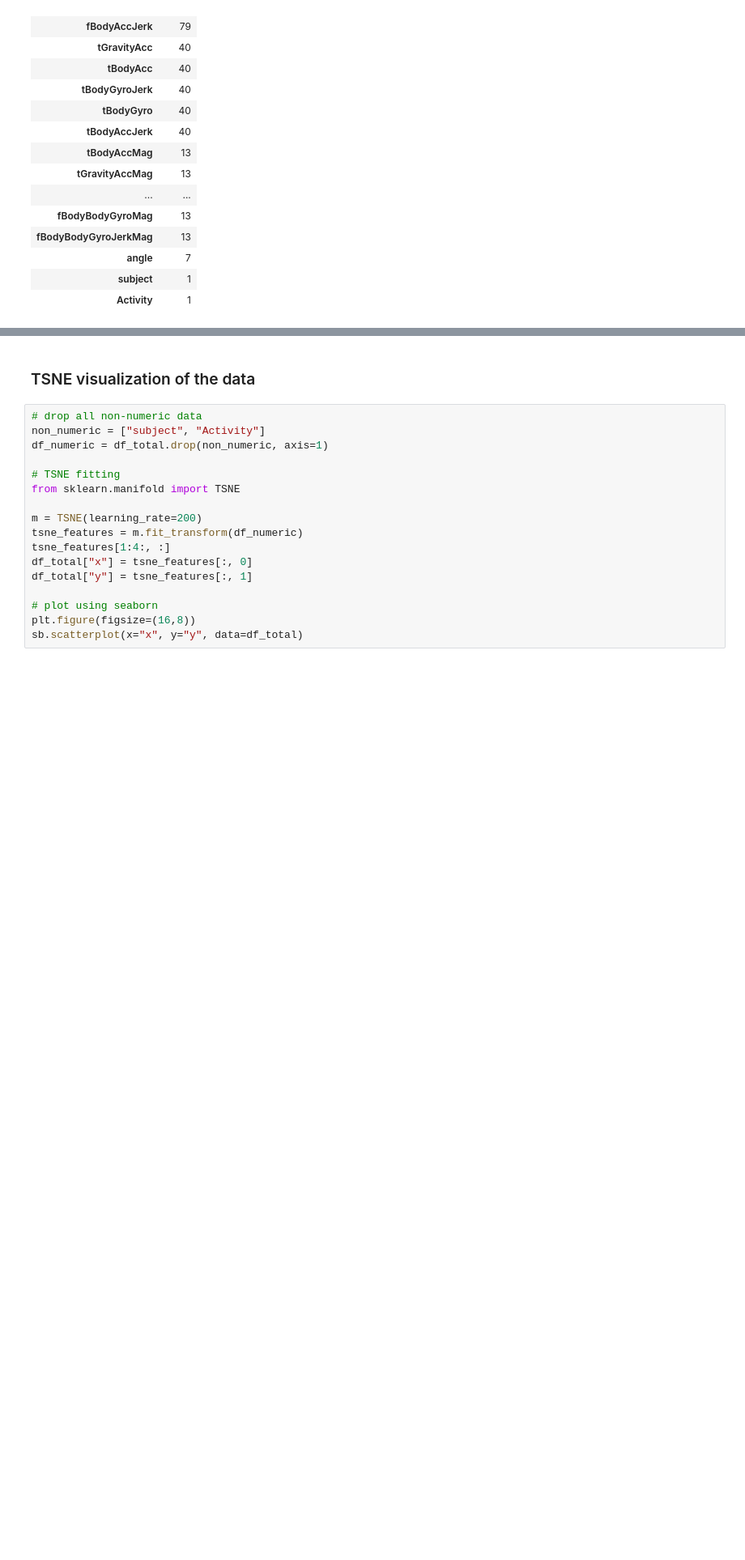
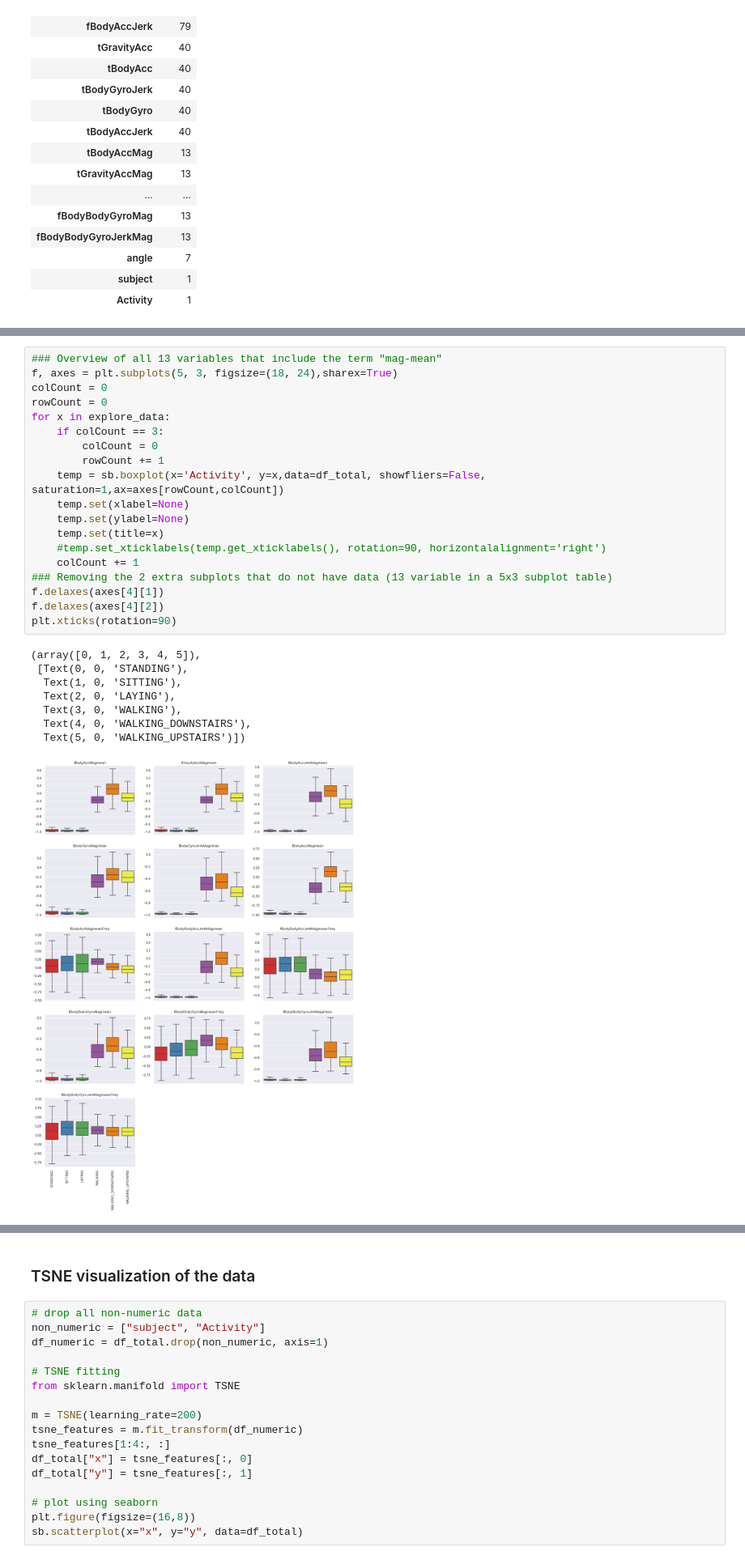
Before and after one commit to Ry3nG/SC1015-Project-Smartphone-Sensor-Privacy-Leak, a Jupyter notebook: project_main.ipynb, the cells around one changed output, grey strips where cells are left out. Shown at 81% size. Saved outputs shown, nothing was run; the diff lists cells and outputs as text; blank space fills up the shorter version.

```diff
--- a/project_main.ipynb
+++ b/project_main.ipynb
@@ -179,0 +271,28 @@ for col in df_total.columns]), orient='index').rename(columns=
+# %%
+### Overview of all 13 variables that include the term "mag-mean"
+f, axes = plt.subplots(5, 3, figsize=(18, 24),sharex=True)
+colCount = 0
+rowCount = 0
+for x in explore_data:
+    if colCount == 3:
+        colCount = 0
+        rowCount += 1
+    temp = sb.boxplot(x='Activity', y=x,data=df_total, showfliers=False, saturation=1,ax=axes[rowCount,colCount])
+    temp.set(xlabel=None)
+    temp.set(ylabel=None)
+    temp.set(title=x)
+    #temp.set_xticklabels(temp.get_xticklabels(), rotation=90, horizontalalignment='right')
+    colCount += 1
+### Removing the 2 extra subplots that do not have data (13 variable in a 5x3 subplot table)
+f.delaxes(axes[4][1])
+f.delaxes(axes[4][2])
+plt.xticks(rotation=90)
+# %% [output]
+(array([0, 1, 2, 3, 4, 5]),
+ [Text(0, 0, 'STANDING'),
+  Text(1, 0, 'SITTING'),
+  Text(2, 0, 'LAYING'),
+  Text(3, 0, 'WALKING'),
+  Text(4, 0, 'WALKING_DOWNSTAIRS'),
+  Text(5, 0, 'WALKING_UPSTAIRS')])
+[figure, added]
```
Also changed, not shown: parts of 10 cells of this notebook.
